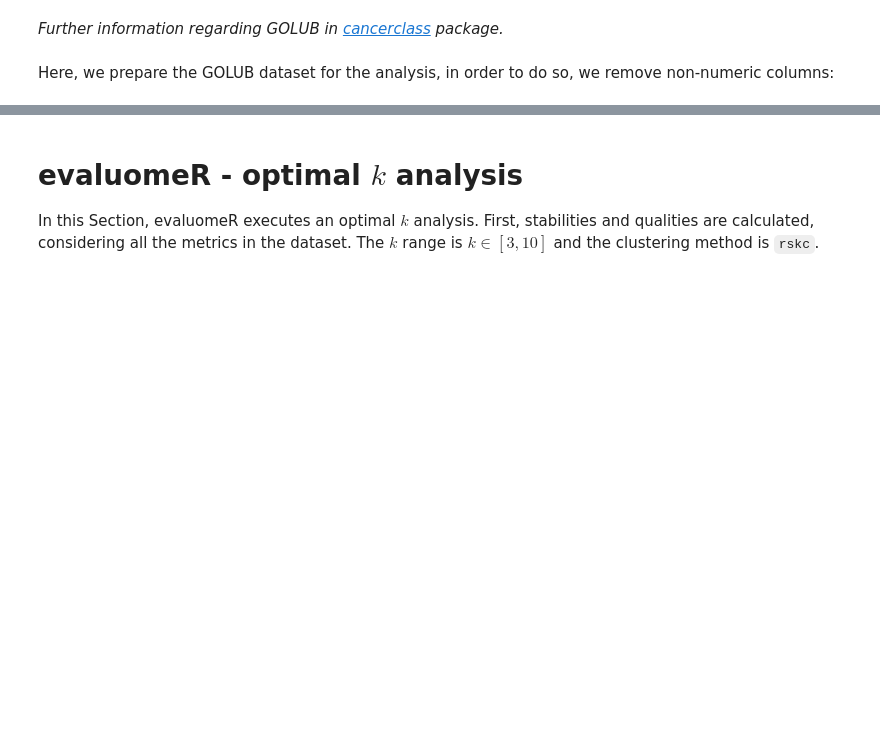
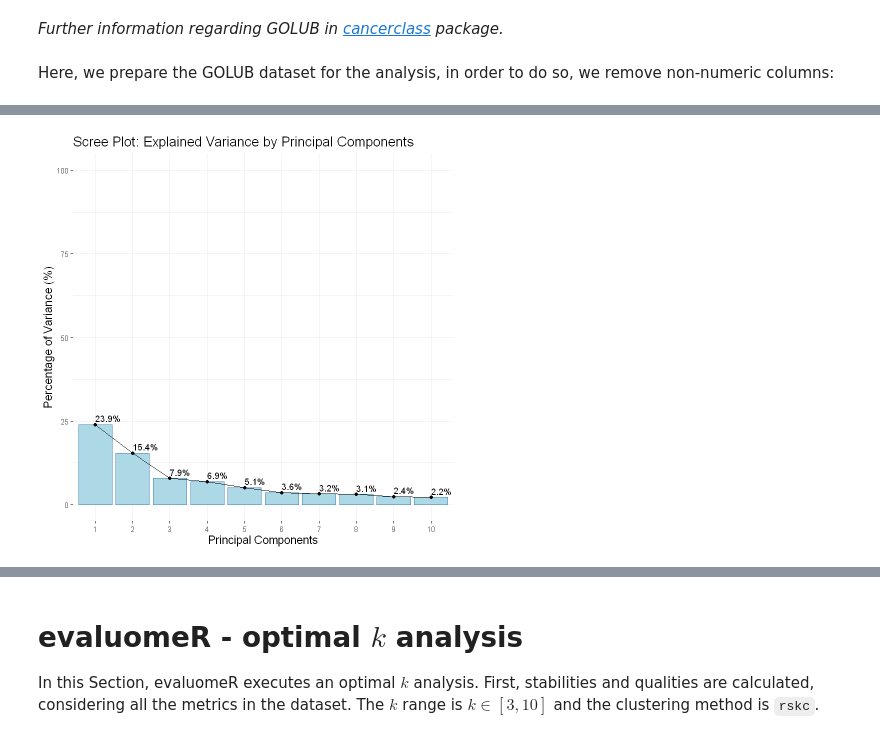
Before and after one commit to neobernad/evaluomeR, a Jupyter notebook: notebooks/use_cases/golub-rskc.ipynb, the cells around one changed output, grey strips where cells are left out. Cells and saved outputs as stored; diff of their text form; code cells hidden in the pictures; blank space fills up the shorter version.

```diff
--- a/notebooks/use_cases/golub-rskc.ipynb
+++ b/notebooks/use_cases/golub-rskc.ipynb
@@ -164,0 +93,3 @@ A data.frame: 6 × 101
+# %%
+golub_clean = evaluomeR::cleanDataset(golub, correlation_threshold=1)
+head(golub_clean$dataset)
@@ -164,0 +117,9 @@ A data.frame: 6 × 101
+# %%
+pca_suitability = evaluomeR::PCASuitability(golub_clean$R, sig_level = 0.05)
+top_golub = golub_clean$dataset
+if (pca_suitability$pca_suitable) {
+    n_factors = evaluomeR::determineNumberOfFactors(golub_clean$dataset)
+    print(paste0("Number of factors: ", n_factors))
+    r_pca = evaluomeR::performPCA(dataset = golub_clean$dataset, ncp = n_factors, scale = TRUE)
+    top_golub = r_pca$dataset_ncp
+}
@@ -164,0 +154,4 @@ A data.frame: 6 × 101
+# %%
+evaluomeR::plotPCA_fviz_screeplot(r_pca$pca)
+# %% [output]
+[figure, added]
```
Also changed, not shown: parts of 34 cells of this notebook, 10 other files.
